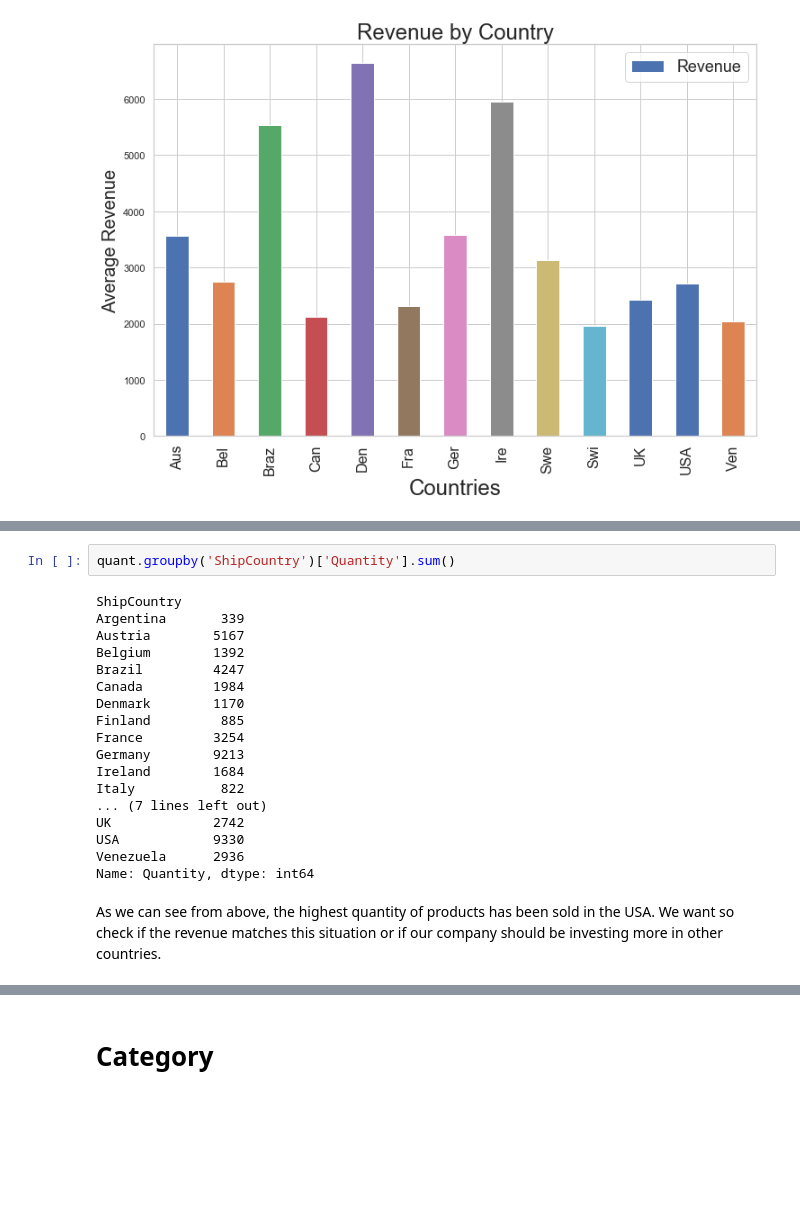
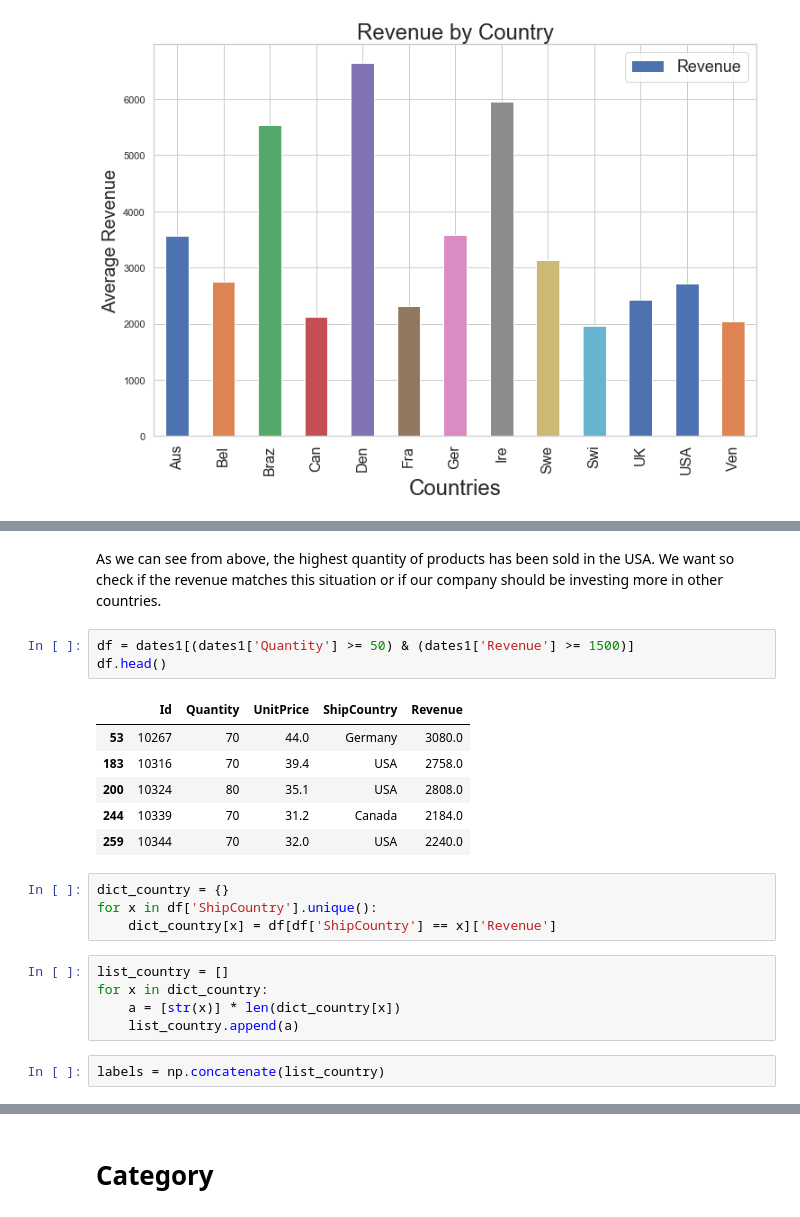
Before and after one commit to illumi91/Hypothesis-testing-Northwind-Database, a Jupyter notebook: Project_Northwind_db.ipynb, the cells around one changed output, grey strips where cells are left out. Drawn from its saved outputs; the diff is of its cells as text; blank space fills up the shorter version.

```diff
--- a/Project_Northwind_db.ipynb
+++ b/Project_Northwind_db.ipynb
@@ -1017,23 +995,24 @@ quant = pd.read_sql_query('''
-# %%
-quant.groupby('ShipCountry')['Quantity'].sum()
-# %% [output]
-ShipCountry
-Argentina       339
-Austria        5167
-Belgium        1392
-Brazil         4247
-Canada         1984
-Denmark        1170
-Finland         885
-France         3254
-Germany        9213
-Ireland        1684
-Italy           822
-... (7 lines left out)
-UK             2742
-USA            9330
-Venezuela      2936
-Name: Quantity, dtype: int64
 # %% [markdown]
 As we can see from above, the highest quantity of products has been sold in the USA.
 We want so check if the revenue matches this situation or if our company should be investing more in other countries.
+# %%
+df = dates1[(dates1['Quantity'] >= 50) & (dates1['Revenue'] >= 1500)]
+df.head()
+# %% [output]
+|  | Id | Quantity | UnitPrice | ShipCountry | Revenue |
+| 53 | 10267 | 70 | 44.0 | Germany | 3080.0 |
+| 183 | 10316 | 70 | 39.4 | USA | 2758.0 |
+| 200 | 10324 | 80 | 35.1 | USA | 2808.0 |
+| 244 | 10339 | 70 | 31.2 | Canada | 2184.0 |
+| 259 | 10344 | 70 | 32.0 | USA | 2240.0 |
+# %%
+dict_country = {}
+for x in df['ShipCountry'].unique():
+    dict_country[x] = df[df['ShipCountry'] == x]['Revenue']
+# %%
+list_country = []
+for x in dict_country:
+    a = [str(x)] * len(dict_country[x])
+    list_country.append(a)
+# %%
+labels = np.concatenate(list_country)
```
Also changed, not shown: parts of 59 cells of this notebook, 5 other files.
